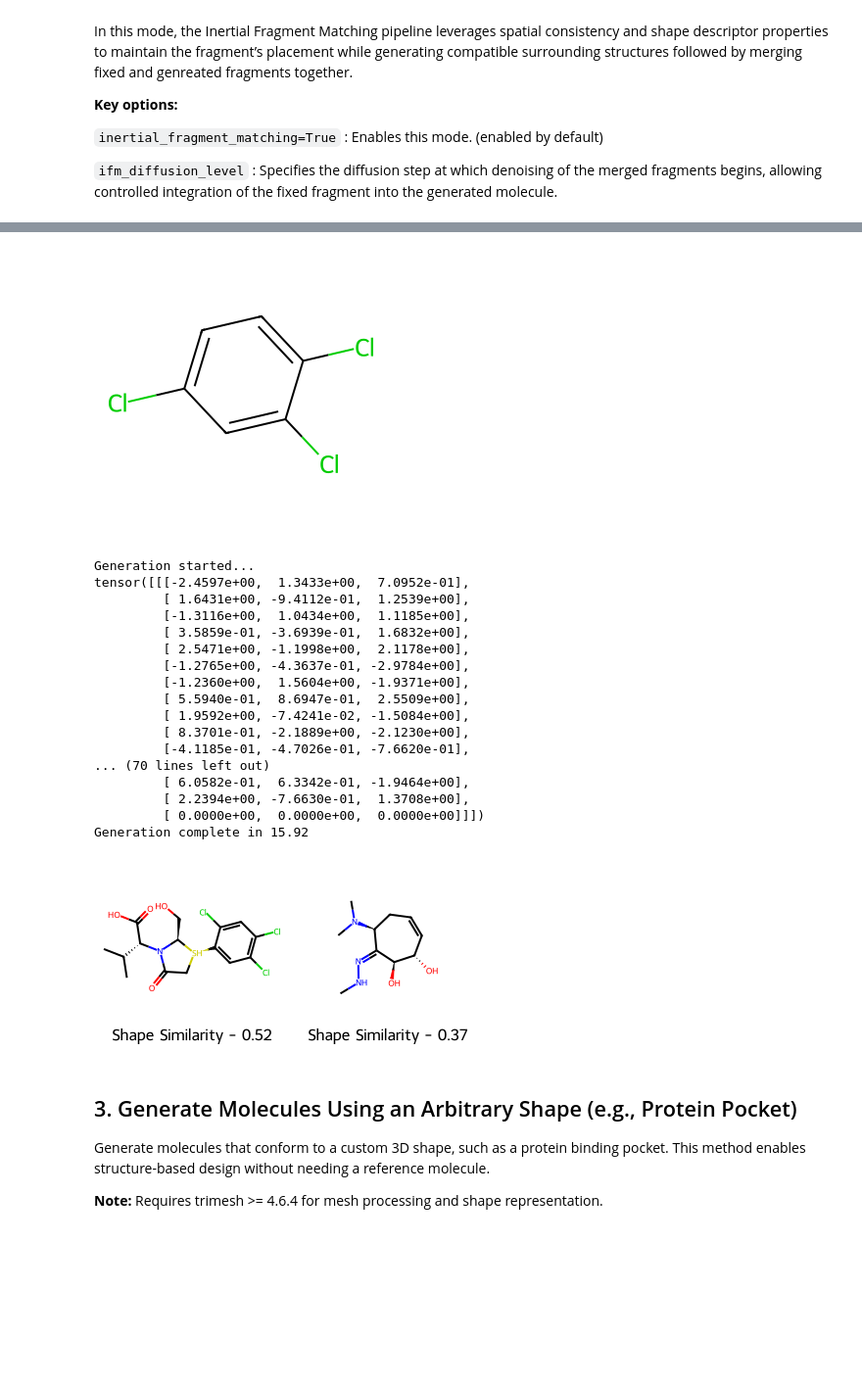
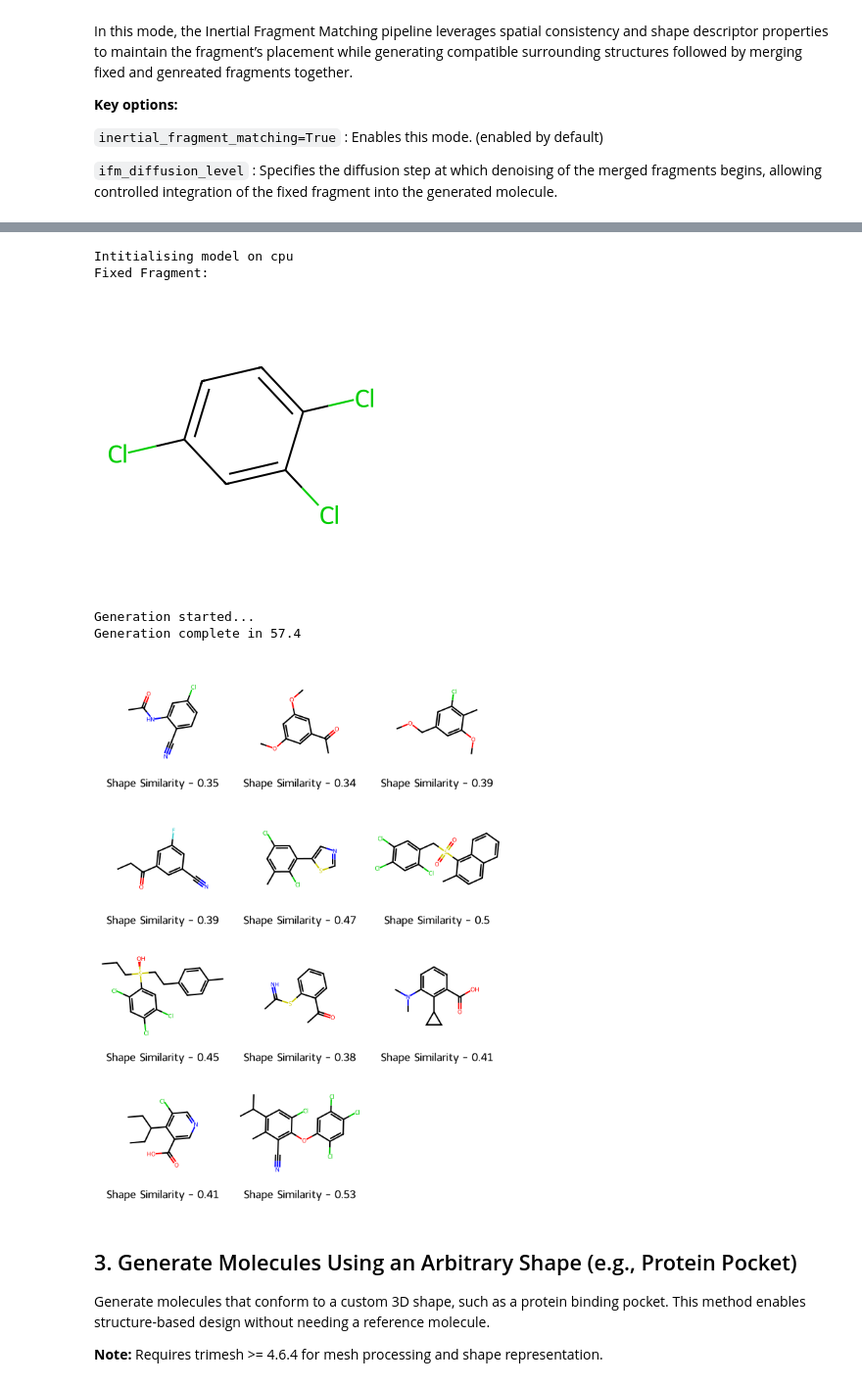
Before and after one commit to Membrizard/ml_conformer_generator, a Jupyter notebook: python_api_demo.ipynb, the cells around one changed output, grey strips where cells are left out. Shown at 98% size. Cells and saved outputs as stored; diff of their text form; code cells hidden in the pictures; blank space fills up the shorter version.

```diff
--- a/python_api_demo.ipynb
+++ b/python_api_demo.ipynb
@@ -106,9 +106,9 @@ generator = MLConformerGenerator(
                                 )
 
 # Load a Reference conformer
-ref_mol = Chem.MolFromMolFile('./assets/demo_files/ff_yibfeu.mol')
+ref_mol = Chem.MolFromMolFile('./assets/demo_files/ff_ceyyag.mol')
 # Load a Fragment, which you want generated molecules would have
-fixed_fragment = Chem.MolFromMolFile('./assets/demo_files/ff_yibfeu_fragment.mol')
+fixed_fragment = Chem.MolFromMolFile('./assets/demo_files/ff_ceyyag_fragment.mol')
 
 print("Fixed Fragment:")
 
@@ -123,7 +123,7 @@ samples = generator.generate_conformers(
                                         reference_conformer=ref_mol,
                                         n_samples=10,
                                         variance=1,
-                                        resample_steps=5,
+                                        resample_steps=4,
                                         fixed_fragment=fixed_fragment,
                                         blend_power=3,
                                         inertial_fragment_matching=False,
@@ -206,11 +207,11 @@ start = time.time()
 
 samples = generator.generate_conformers(
                                         reference_conformer=ref_mol,
-                                        n_samples=10,
+                                        n_samples=20,
                                         variance=1,
-                                        resample_steps=4,
+                                        resample_steps=0,
                                         fixed_fragment=fixed_fragment,
-                                        blend_power=0,
+                                        blend_power=3,
                                         inertial_fragment_matching=True,
                                         ifm_diffusion_level= 10,
                                        )
@@ -237,22 +237,9 @@ Fixed Fragment:
+Intitialising model on cpu
+Fixed Fragment:
 [figure]
-Generation started...
-tensor([[[-2.4597e+00,  1.3433e+00,  7.0952e-01],
-         [ 1.6431e+00, -9.4112e-01,  1.2539e+00],
-         [-1.3116e+00,  1.0434e+00,  1.1185e+00],
-         [ 3.5859e-01, -3.6939e-01,  1.6832e+00],
-         [ 2.5471e+00, -1.1998e+00,  2.1178e+00],
-         [-1.2765e+00, -4.3637e-01, -2.9784e+00],
-         [-1.2360e+00,  1.5604e+00, -1.9371e+00],
-         [ 5.5940e-01,  8.6947e-01,  2.5509e+00],
-         [ 1.9592e+00, -7.4241e-02, -1.5084e+00],
-         [ 8.3701e-01, -2.1889e+00, -2.1230e+00],
-         [-4.1185e-01, -4.7026e-01, -7.6620e-01],
-... (70 lines left out)
-         [ 6.0582e-01,  6.3342e-01, -1.9464e+00],
-         [ 2.2394e+00, -7.6630e-01,  1.3708e+00],
-         [ 0.0000e+00,  0.0000e+00,  0.0000e+00]]])
-Generation complete in 15.92
+Generation started...
+Generation complete in 57.4
-[figure, old version]
+[figure, new version]
 # %% [markdown]
 ## 3. Generate Molecules Using an Arbitrary Shape (e.g., Protein Pocket)
 
```
Also changed, not shown: parts of 3 cells of this notebook, 8 other files.
